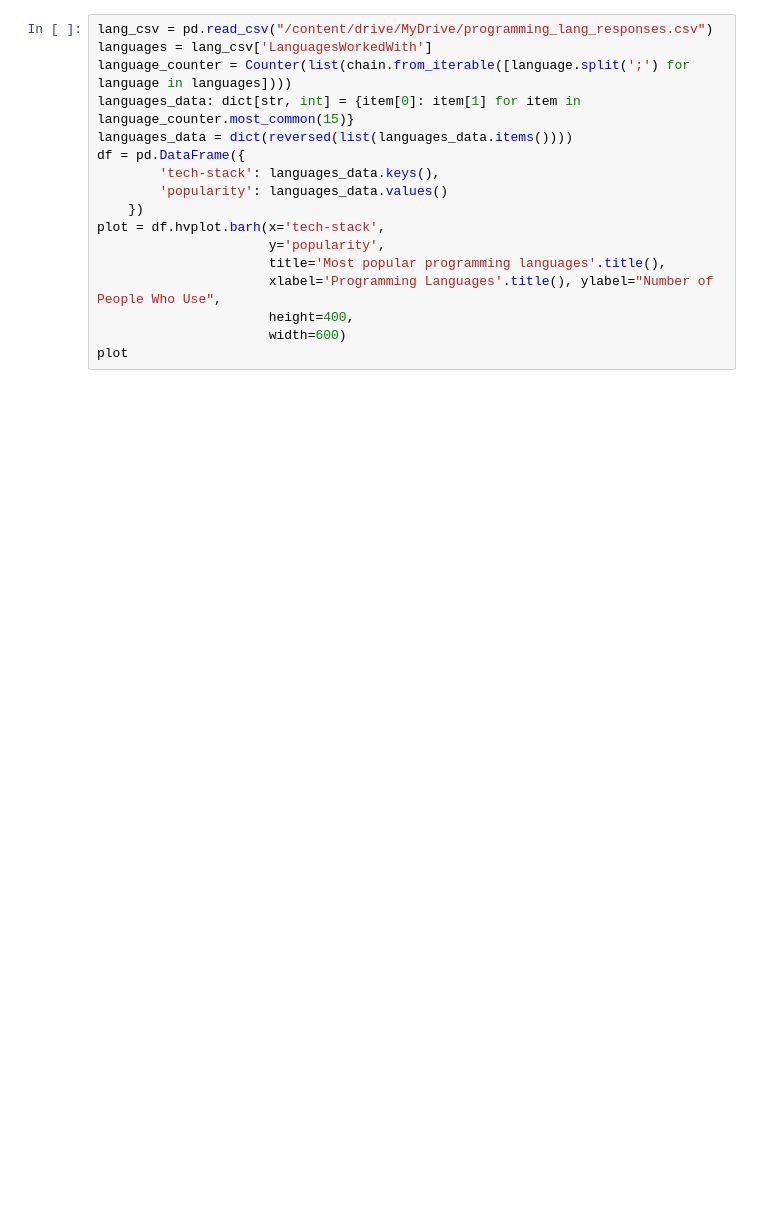
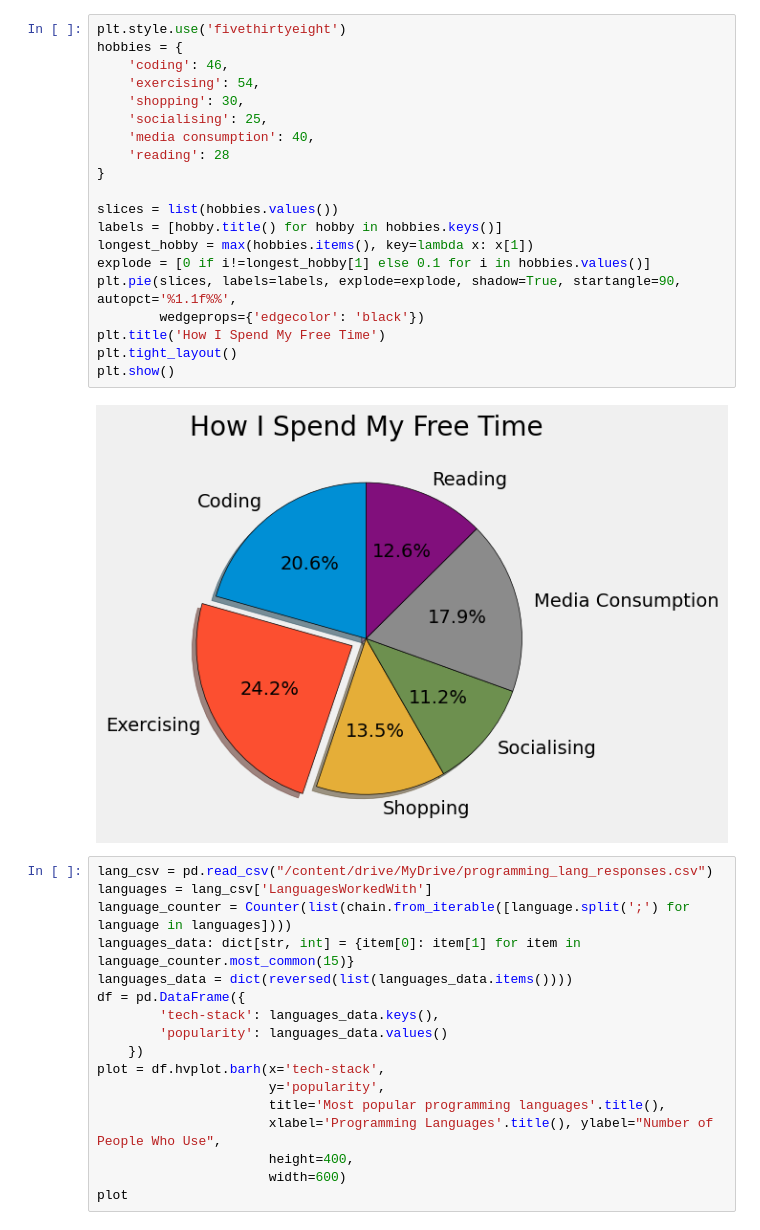
Before and after one commit to AkbharChowdhury/AssemblyAI, a Jupyter notebook: interactive_bar_chart.ipynb, the cells around one changed output. Saved outputs shown, nothing was run; the diff lists cells and outputs as text; blank space fills up the shorter version.

```diff
--- a/interactive_bar_chart.ipynb
+++ b/interactive_bar_chart.ipynb
@@ -13,6 +31,28 @@ from itertools import chain
 [interactive output not drawn]
 [interactive output not drawn]
 [interactive output not drawn]
+# %%
+plt.style.use('fivethirtyeight')
+hobbies = {
+    'coding': 46,
+    'exercising': 54,
+    'shopping': 30,
+    'socialising': 25,
+    'media consumption': 40,
+    'reading': 28
+}
+
+slices = list(hobbies.values())
+labels = [hobby.title() for hobby in hobbies.keys()]
+longest_hobby = max(hobbies.items(), key=lambda x: x[1])
+explode = [0 if i!=longest_hobby[1] else 0.1 for i in hobbies.values()]
+plt.pie(slices, labels=labels, explode=explode, shadow=True, startangle=90, autopct='%1.1f%%',
+        wedgeprops={'edgecolor': 'black'})
+plt.title('How I Spend My Free Time')
+plt.tight_layout()
+plt.show()
+# %% [output]
+[figure, added]
 # %%
 lang_csv = pd.read_csv("/content/drive/MyDrive/programming_lang_responses.csv")
 languages = lang_csv['LanguagesWorkedWith']
```
Also changed, not shown: parts of 1 cell of this notebook.
